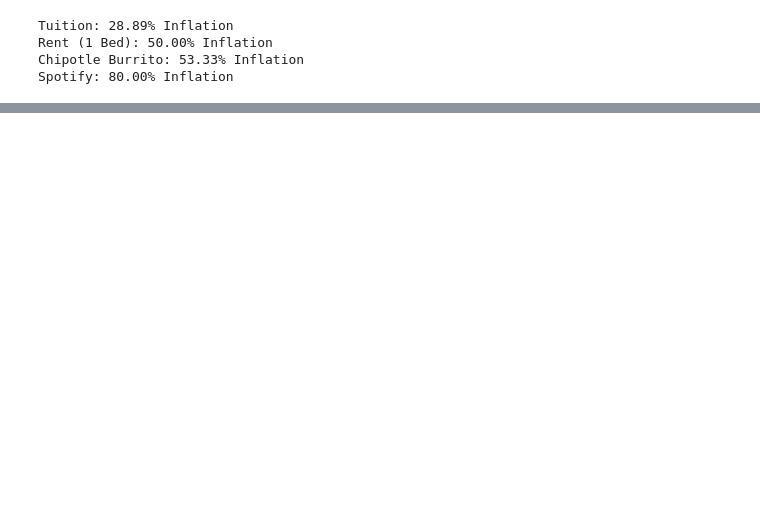
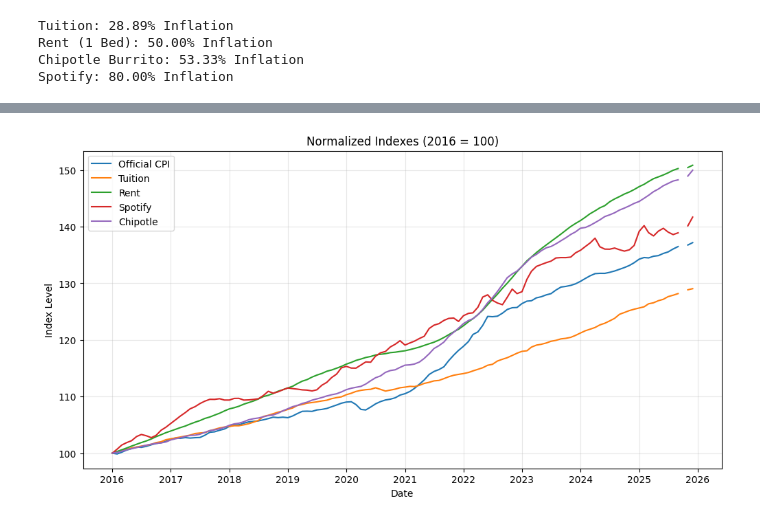
Before and after one commit to wanchenlang-max/econ-lab, a Jupyter notebook: econ_5200_assignment_1.ipynb, the cells around one changed output, grey strips where cells are left out. Cells and saved outputs as stored; diff of their text form; code cells hidden in the pictures; blank space fills up the shorter version.

```diff
--- a/econ_5200_assignment_1.ipynb
+++ b/econ_5200_assignment_1.ipynb
@@ -649,0 +45,20 @@ This analysis reveals that students face systematically higher inflation than th
+# %%
+import pandas as pd
+
+df_raw = pd.DataFrame({
+    "Official CPI": official_cpi,
+    "Tuition": tuition,
+    "Rent": rent,
+    "Spotify": Spotify,
+    "Chipotle": Chipotle
+}).sort_index()
+
+start = pd.Timestamp("2016-01-01")
+
+base_date = df_raw.index[df_raw.index.get_indexer([start], method="ffill")[0]]
+
+
+df_index = df_raw.div(df_raw.loc[base_date]).mul(100)
+
+print("Base date used:", base_date.date())
+df_index.loc[base_date]
@@ -649,0 +74,17 @@ This analysis reveals that students face systematically higher inflation than th
+# %%
+import matplotlib.pyplot as plt
+
+df_plot = df_index.loc["2016-01-01":].copy()
+
+plt.figure(figsize=(12,6))
+for col in df_plot.columns:
+    plt.plot(df_plot.index, df_plot[col], label=col)
+
+plt.title("Normalized Indexes (2016 = 100)")
+plt.xlabel("Date")
+plt.ylabel("Index Level")
+plt.legend()
+plt.grid(True, alpha=0.3)
+plt.show()
+# %% [output]
+[figure, added]
```
Also changed, not shown: parts of 25 cells of this notebook.
